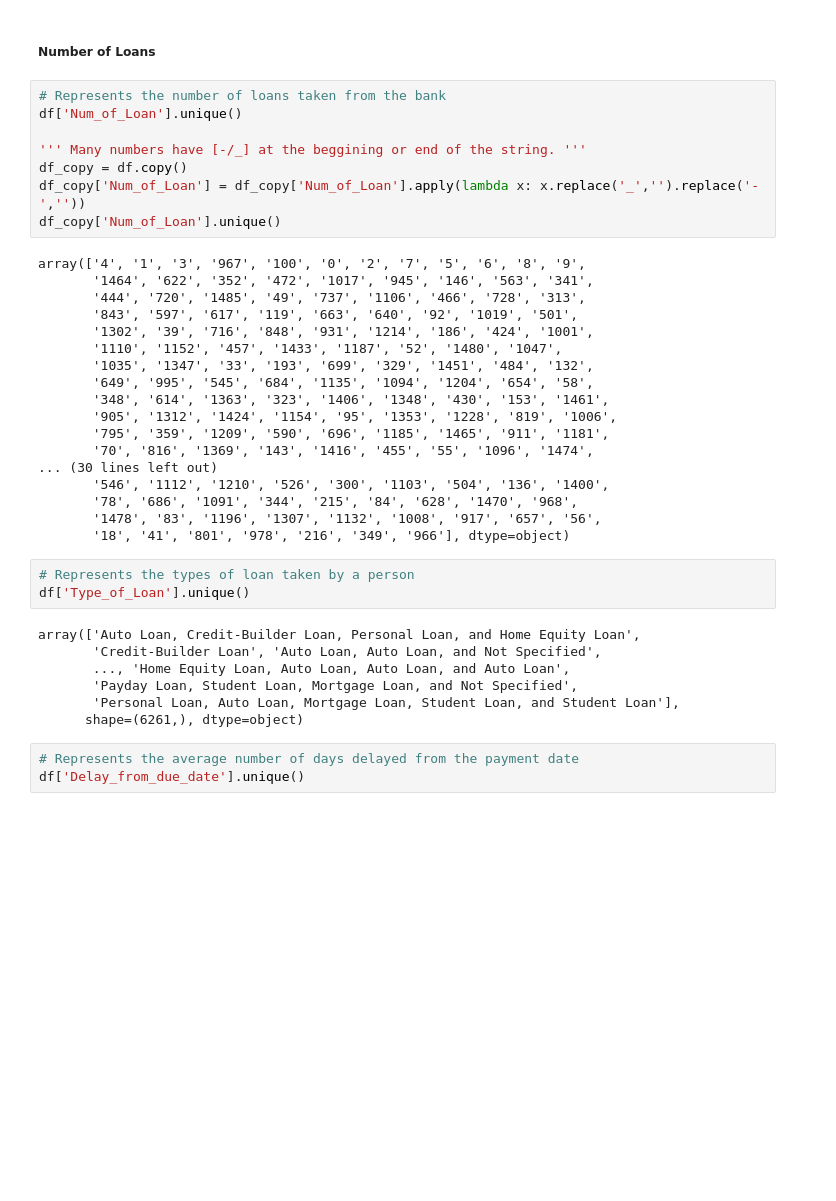
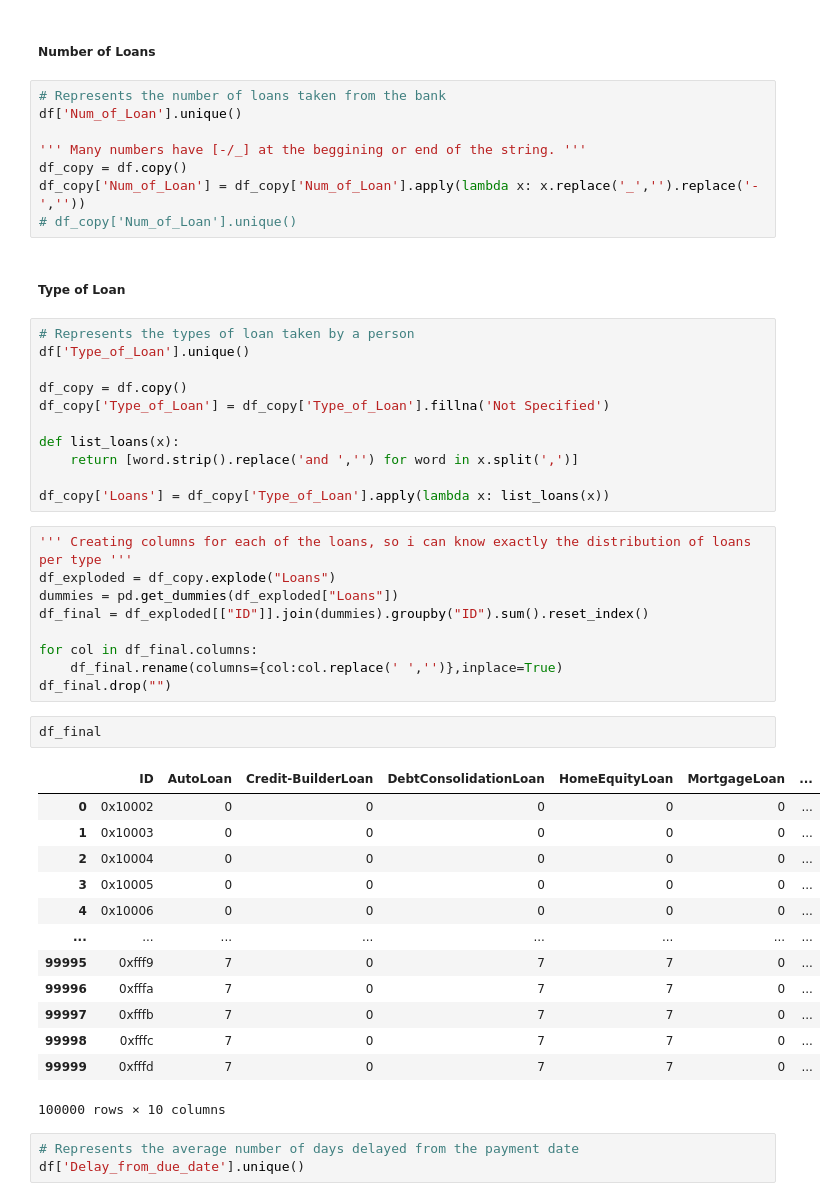
Before and after one commit to jessibmoura/CreditScoreLoan, a Jupyter notebook: notebooks/data-analsys.ipynb, the cells around one changed output. Saved outputs shown, nothing was run; the diff lists cells and outputs as text; blank space fills up the shorter version.

Commit message:
feat: data analysis on types of loans

```diff
--- a/notebooks/data-analsys.ipynb
+++ b/notebooks/data-analsys.ipynb
@@ -127,35 +127,45 @@ df['Num_of_Loan'].unique()
 ''' Many numbers have [-/_] at the beggining or end of the string. '''
 df_copy = df.copy()
 df_copy['Num_of_Loan'] = df_copy['Num_of_Loan'].apply(lambda x: x.replace('_','').replace('-',''))
-df_copy['Num_of_Loan'].unique()
+# df_copy['Num_of_Loan'].unique()
-# %% [output]
-array(['4', '1', '3', '967', '100', '0', '2', '7', '5', '6', '8', '9',
-       '1464', '622', '352', '472', '1017', '945', '146', '563', '341',
-       '444', '720', '1485', '49', '737', '1106', '466', '728', '313',
-       '843', '597', '617', '119', '663', '640', '92', '1019', '501',
-       '1302', '39', '716', '848', '931', '1214', '186', '424', '1001',
-       '1110', '1152', '457', '1433', '1187', '52', '1480', '1047',
-       '1035', '1347', '33', '193', '699', '329', '1451', '484', '132',
-       '649', '995', '545', '684', '1135', '1094', '1204', '654', '58',
-       '348', '614', '1363', '323', '1406', '1348', '430', '153', '1461',
-       '905', '1312', '1424', '1154', '95', '1353', '1228', '819', '1006',
-       '795', '359', '1209', '590', '696', '1185', '1465', '911', '1181',
-       '70', '816', '1369', '143', '1416', '455', '55', '1096', '1474',
-... (30 lines left out)
-       '546', '1112', '1210', '526', '300', '1103', '504', '136', '1400',
-       '78', '686', '1091', '344', '215', '84', '628', '1470', '968',
-       '1478', '83', '1196', '1307', '1132', '1008', '917', '657', '56',
-       '18', '41', '801', '978', '216', '349', '966'], dtype=object)
+# %% [markdown]
+##### Type of Loan
 # %%
 # Represents the types of loan taken by a person
 df['Type_of_Loan'].unique()
+
+df_copy = df.copy()
+df_copy['Type_of_Loan'] = df_copy['Type_of_Loan'].fillna('Not Specified')
+
+def list_loans(x):
+    return [word.strip().replace('and ','') for word in x.split(',')]
+
+df_copy['Loans'] = df_copy['Type_of_Loan'].apply(lambda x: list_loans(x))
-# %% [output]
-array(['Auto Loan, Credit-Builder Loan, Personal Loan, and Home Equity Loan',
-       'Credit-Builder Loan', 'Auto Loan, Auto Loan, and Not Specified',
-       ..., 'Home Equity Loan, Auto Loan, Auto Loan, and Auto Loan',
-       'Payday Loan, Student Loan, Mortgage Loan, and Not Specified',
-       'Personal Loan, Auto Loan, Mortgage Loan, Student Loan, and Student Loan'],
-      shape=(6261,), dtype=object)
+# %%
+''' Creating columns for each of the loans, so i can know exactly the distribution of loans per type '''
+df_exploded = df_copy.explode("Loans")
+dummies = pd.get_dummies(df_exploded["Loans"])
+df_final = df_exploded[["ID"]].join(dummies).groupby("ID").sum().reset_index()
+
+for col in df_final.columns:
+    df_final.rename(columns={col:col.replace(' ','')},inplace=True)
+df_final.drop("")
+# %%
+df_final
+# %% [output]
+|  | ID | AutoLoan | Credit-BuilderLoan | DebtConsolidationLoan | HomeEquityLoan | MortgageLoan | ... |
+| 0 | 0x10002 | 0 | 0 | 0 | 0 | 0 | ... |
+| 1 | 0x10003 | 0 | 0 | 0 | 0 | 0 | ... |
+| 2 | 0x10004 | 0 | 0 | 0 | 0 | 0 | ... |
+| 3 | 0x10005 | 0 | 0 | 0 | 0 | 0 | ... |
+| 4 | 0x10006 | 0 | 0 | 0 | 0 | 0 | ... |
+| ... | ... | ... | ... | ... | ... | ... | ... |
+| 99995 | 0xfff9 | 7 | 0 | 7 | 7 | 0 | ... |
+| 99996 | 0xfffa | 7 | 0 | 7 | 7 | 0 | ... |
+| 99997 | 0xfffb | 7 | 0 | 7 | 7 | 0 | ... |
+| 99998 | 0xfffc | 7 | 0 | 7 | 7 | 0 | ... |
+| 99999 | 0xfffd | 7 | 0 | 7 | 7 | 0 | ... |
+100000 rows × 10 columns
 # %%
 # Represents the average number of days delayed from the payment date
 df['Delay_from_due_date'].unique()
```
